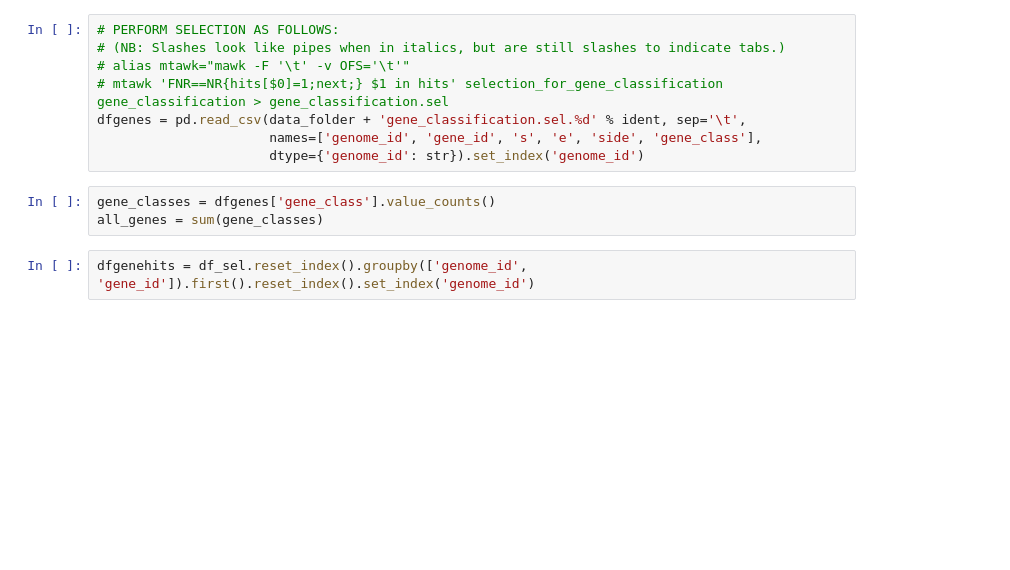
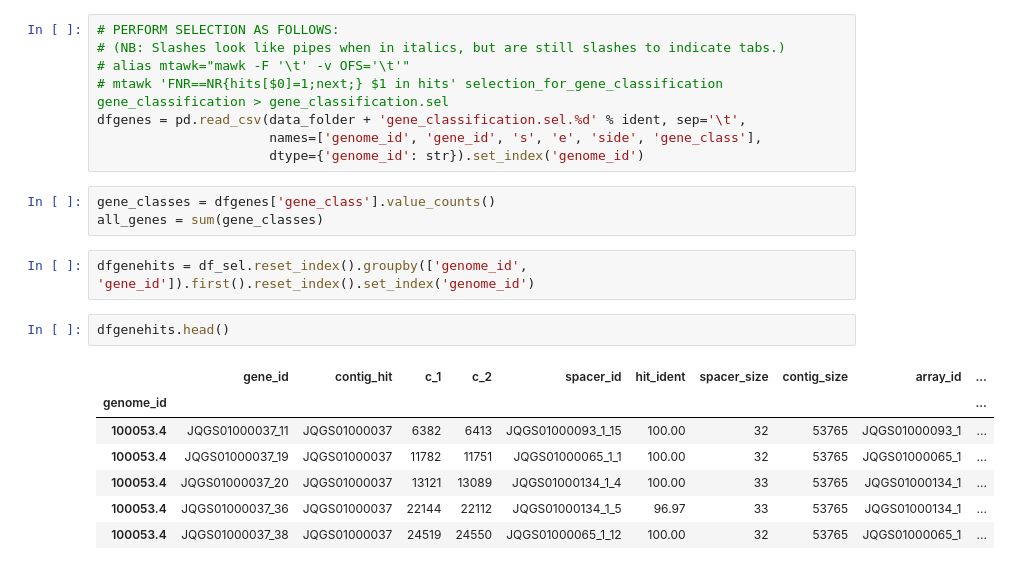
Before and after one commit to hwalinga/self-targeting-spacers-notebooks, a Jupyter notebook: gene_enrichment.ipynb, the cells around one changed output. Drawn from its saved outputs; the diff is of its cells as text; blank space fills up the shorter version.

```diff
--- a/gene_enrichment.ipynb
+++ b/gene_enrichment.ipynb
@@ -129,4 +133,14 @@ gene_classes = dfgenes['gene_class'].value_counts()
 all_genes = sum(gene_classes)
 # %%
 dfgenehits = df_sel.reset_index().groupby(['genome_id', 'gene_id']).first().reset_index().set_index('genome_id')
+# %%
+dfgenehits.head()
+# %% [output]
+|  | gene_id | contig_hit | c_1 | c_2 | spacer_id | hit_ident | spacer_size | contig_size | array_id | ... |
+| genome_id |  |  |  |  |  |  |  |  |  | ... |
+| 100053.4 | JQGS01000037_11 | JQGS01000037 | 6382 | 6413 | JQGS01000093_1_15 | 100.00 | 32 | 53765 | JQGS01000093_1 | ... |
+| 100053.4 | JQGS01000037_19 | JQGS01000037 | 11782 | 11751 | JQGS01000065_1_1 | 100.00 | 32 | 53765 | JQGS01000065_1 | ... |
+| 100053.4 | JQGS01000037_20 | JQGS01000037 | 13121 | 13089 | JQGS01000134_1_4 | 100.00 | 33 | 53765 | JQGS01000134_1 | ... |
+| 100053.4 | JQGS01000037_36 | JQGS01000037 | 22144 | 22112 | JQGS01000134_1_5 | 96.97 | 33 | 53765 | JQGS01000134_1 | ... |
+| 100053.4 | JQGS01000037_38 | JQGS01000037 | 24519 | 24550 | JQGS01000065_1_12 | 100.00 | 32 | 53765 | JQGS01000065_1 | ... |
 # %%
```
Also changed, not shown: parts of 20 cells of this notebook, 6 other files.
